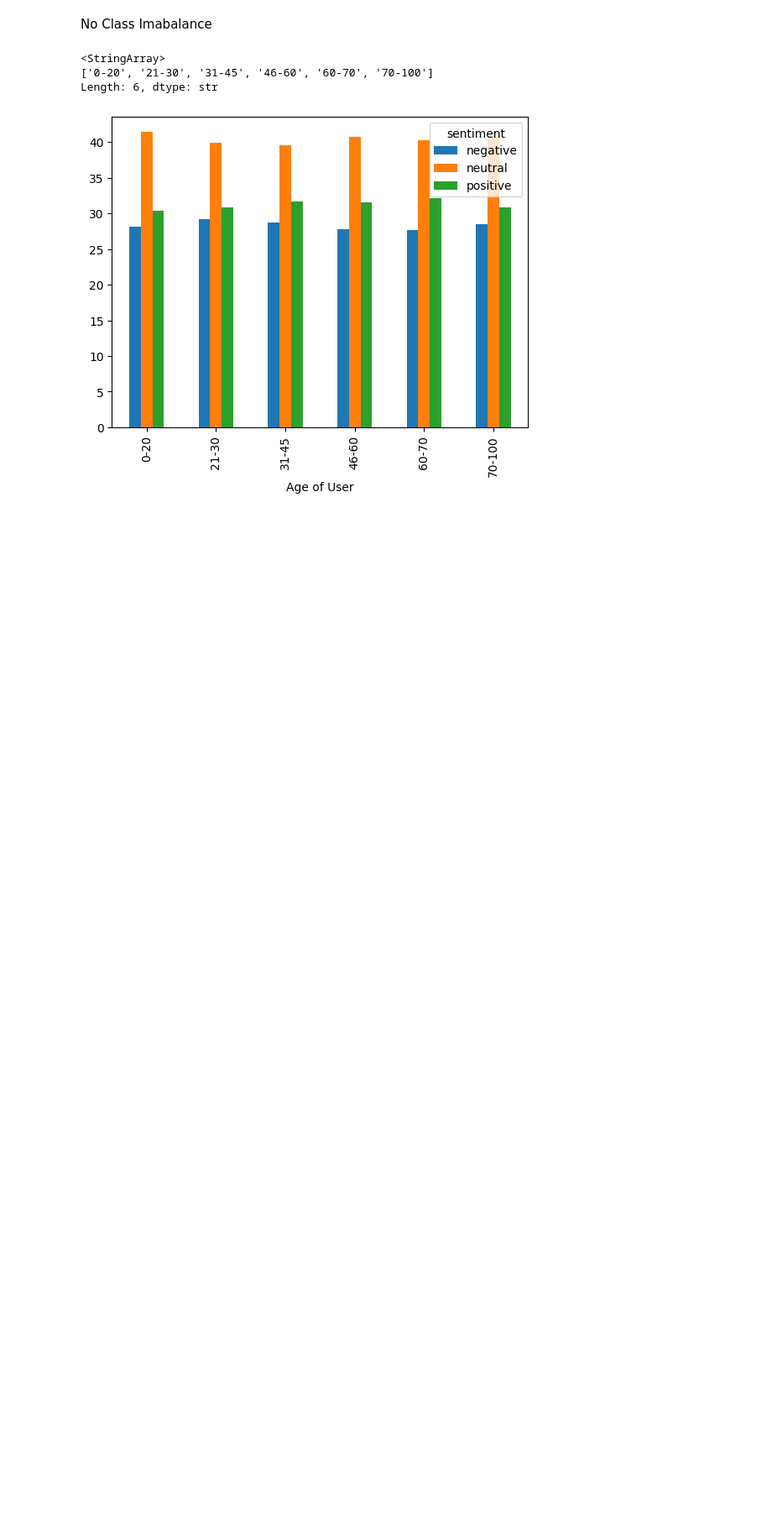
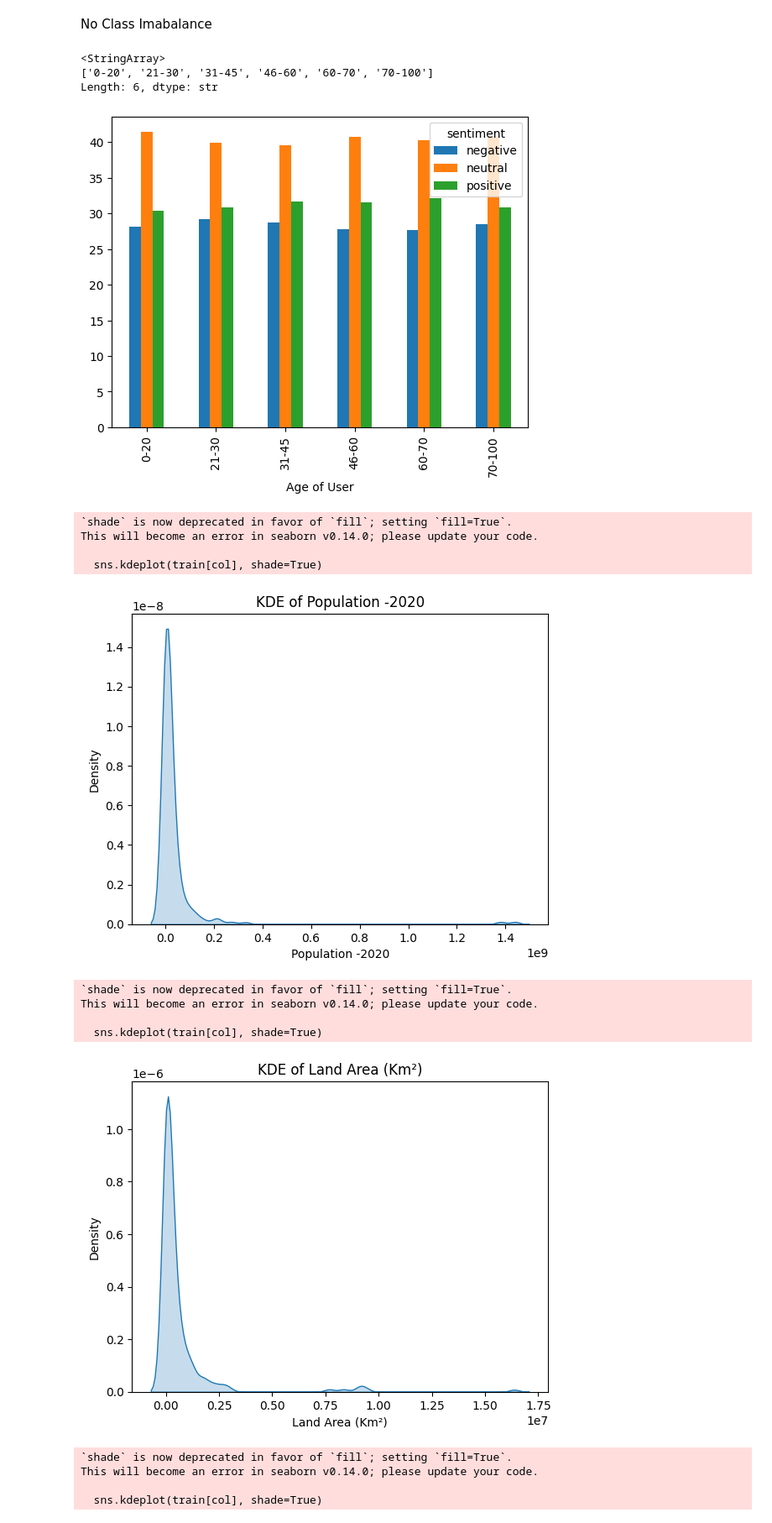
Before and after one commit to ajayn3300/Sentiment-Analysis, a Jupyter notebook: SentimentAnalysis.ipynb, the cells around one changed output. Shown at 84% size. Drawn from its saved outputs; the diff is of its cells as text; code cells hidden in the pictures; blank space fills up the shorter version.

Commit message:
Exploratory Data Analysis

```diff
--- a/SentimentAnalysis.ipynb
+++ b/SentimentAnalysis.ipynb
@@ -122,3 +122,29 @@ Length: 6, dtype: str
 ((train.groupby(['Age of User','sentiment'])['sentiment'].value_counts())/train.groupby(['Age of User'])['Age of User'].value_counts() * 100).unstack().plot(kind = 'bar', stacked  = False);
 # %% [output]
 [figure]
+# %%
+# KDE plots
+for col in train.select_dtypes(include="number").columns:
+    sns.kdeplot(train[col], shade=True)
+    plt.title(f"KDE of {col}")
+    plt.show()
+
+# Violin plots
+for col in train.select_dtypes(include="number").columns[:5]:
+    sns.violinplot(x='sentiment', y=col, data=train)
+    plt.show();
+# %% [output]
+`shade` is now deprecated in favor of `fill`; setting `fill=True`.
+This will become an error in seaborn v0.14.0; please update your code.
+
+  sns.kdeplot(train[col], shade=True)
+[figure, added]
+`shade` is now deprecated in favor of `fill`; setting `fill=True`.
+This will become an error in seaborn v0.14.0; please update your code.
+
+  sns.kdeplot(train[col], shade=True)
+[figure, added]
+`shade` is now deprecated in favor of `fill`; setting `fill=True`.
+This will become an error in seaborn v0.14.0; please update your code.
+
+  sns.kdeplot(train[col], shade=True)
```
Also changed, not shown: parts of 2 cells of this notebook.
